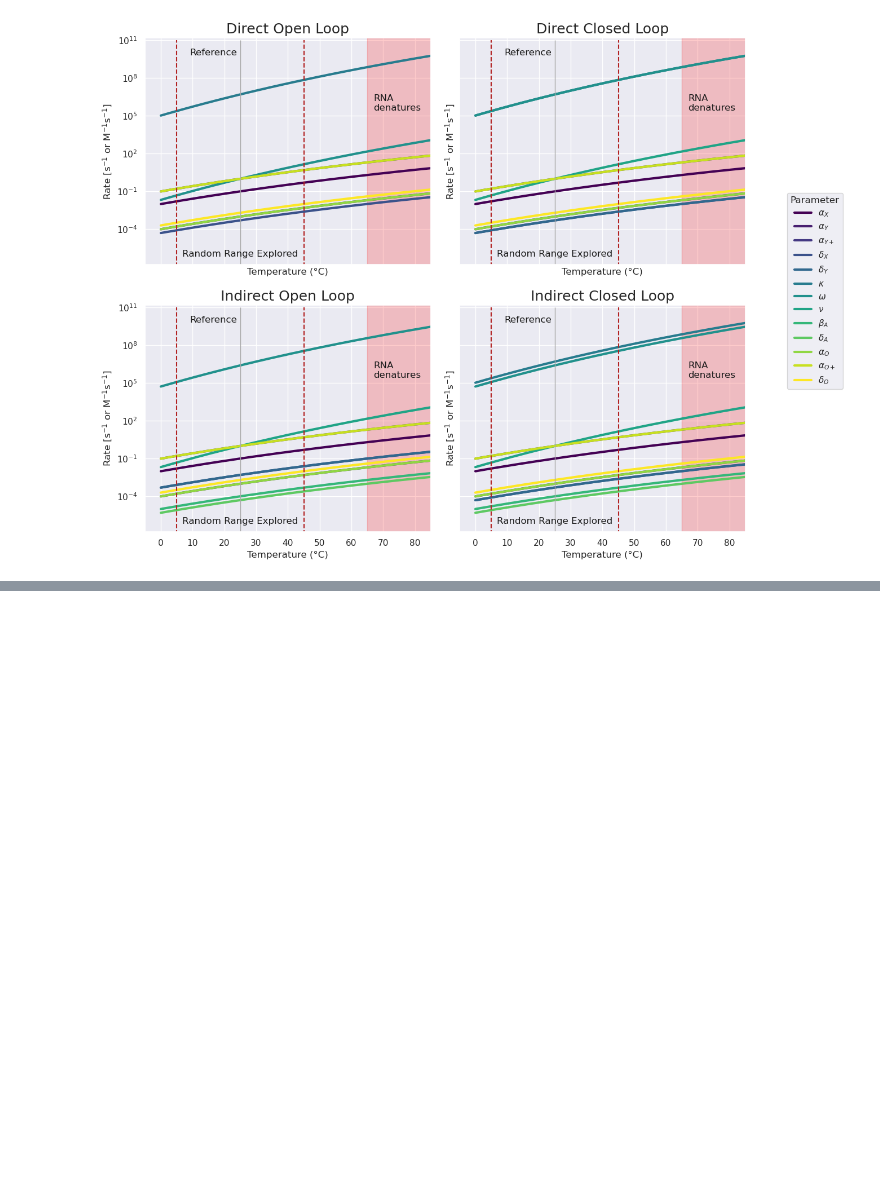
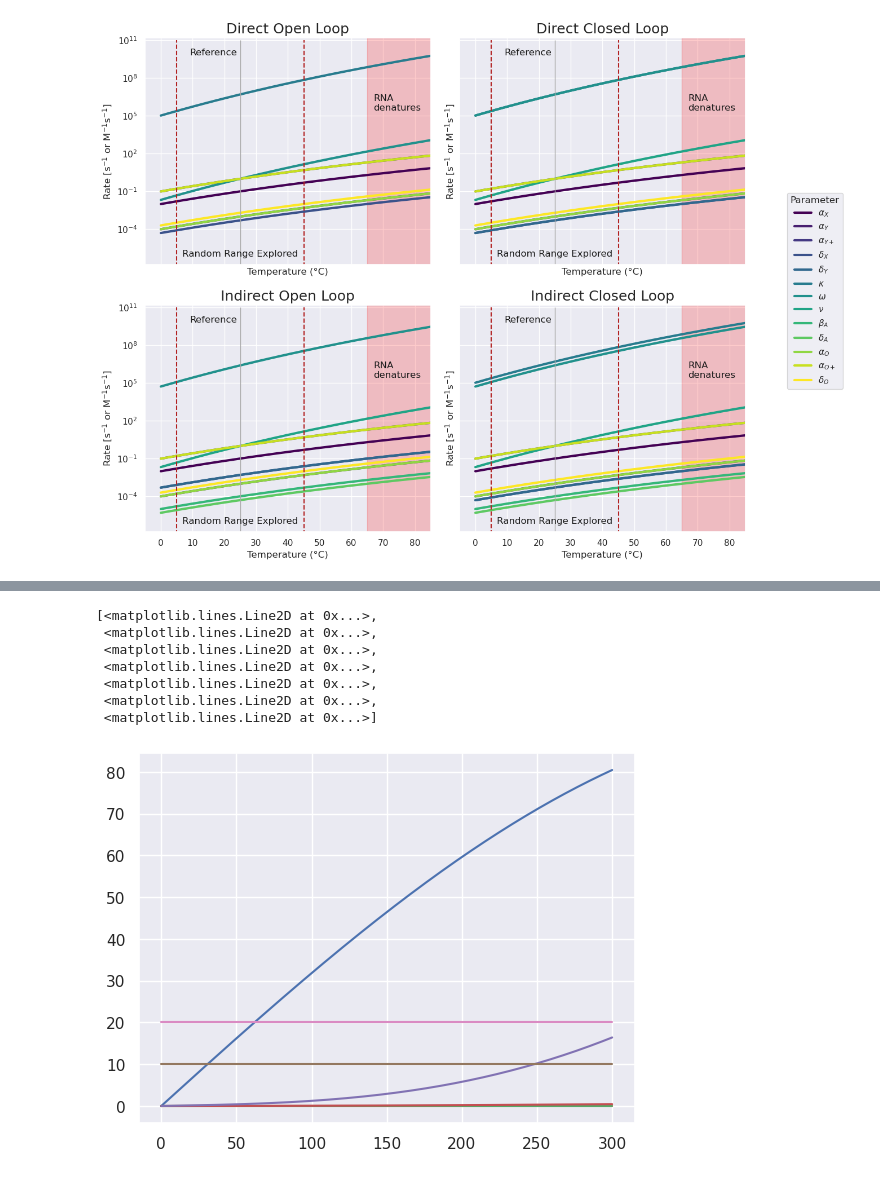
Before and after one commit to spackman/sysbio_RNA_controllers, a Jupyter notebook: indirect_closed_loop.ipynb, the cells around one changed output, grey strips where cells are left out. Drawn from its saved outputs; the diff is of its cells as text; code cells hidden in the pictures; blank space fills up the shorter version.

```diff
--- a/indirect_closed_loop.ipynb
+++ b/indirect_closed_loop.ipynb
@@ -8,4 +10,4 @@ from kinetic_parameters import rate
 # %% [output]
 [figure]
 # %%
-rate(controller="indirect_closed_loop", temperature_C=27)
+rate_dict = rate(controller="indirect_closed_loop", temperature_C=25)
@@ -25,0 +33,18 @@ rate(controller="indirect_closed_loop", temperature_C=27)
+# %%
+def masterEQ(xy, t,temp):
+    X, Y, A, P_Y_plus, O, P_X,P_Y = xy
+    rate_dict = rate(controller="indirect_closed_loop", temperature_C=temp)
+    dX_dt = (rate_dict["alpha_X"] * P_X) - (rate_dict["delta_X"] * X) - (rate_dict["kappa"] * X * Y)
+    dY_dt = (rate_dict["alpha_Y"] * P_Y) + (rate_dict["alpha_Y+"] * P_Y_plus) - (rate_dict["delta_Y"] * Y) - (rate_dict["kappa"] * X * Y)
+    dA_dt = (rate_dict["beta_A"] * X) - (rate_dict["delta_A"] * A) - (rate_dict["omega"] * A * P_Y) + (rate_dict["nu"] * P_Y_plus)
+    dP_Y_plus = (rate_dict["omega"] * A * P_Y) - (rate_dict["nu"] * P_Y_plus)
+    dO_dt = (rate_dict["alpha_O"] * P_Y) + (rate_dict["alpha_O+"] * P_Y_plus) - (rate_dict["delta_O"] * O)
+    dP_X_dt = 0
+    dP_Y_dt = 0
+    return np.array([dX_dt, dY_dt, dA_dt, dP_Y_plus, dO_dt, dP_X_dt, dP_Y_dt])
+# %%
+def indirect_closed(eq, params):
+    t = np.linspace(0, 100, 1000)
+    xyapoXY_0 = np.array([0,0,0,0,0,10,20])
+    teto = odeint(eq, xyapoXY_0, t,  args = (params,))
+    return teto
@@ -25,0 +67,12 @@ rate(controller="indirect_closed_loop", temperature_C=27)
+# %%
+
+plt.plot(t,indirect_closed(masterEQ, 25))
+# %% [output]
+[<matplotlib.lines.Line2D at 0x...>,
+ <matplotlib.lines.Line2D at 0x...>,
+ <matplotlib.lines.Line2D at 0x...>,
+ <matplotlib.lines.Line2D at 0x...>,
+ <matplotlib.lines.Line2D at 0x...>,
+ <matplotlib.lines.Line2D at 0x...>,
+ <matplotlib.lines.Line2D at 0x...>]
+[figure, added]
```
Also changed, not shown: parts of 5 cells of this notebook, 1 other file.
